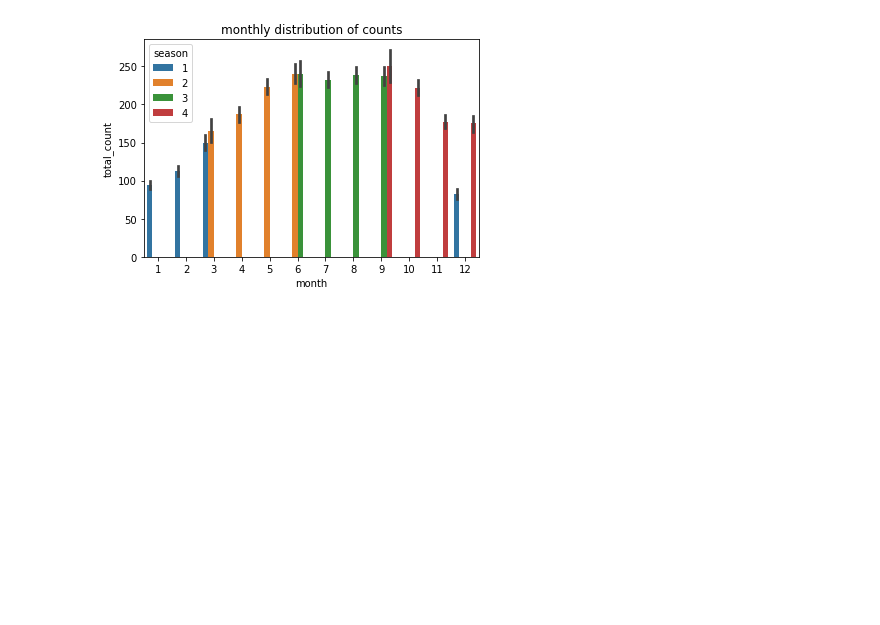
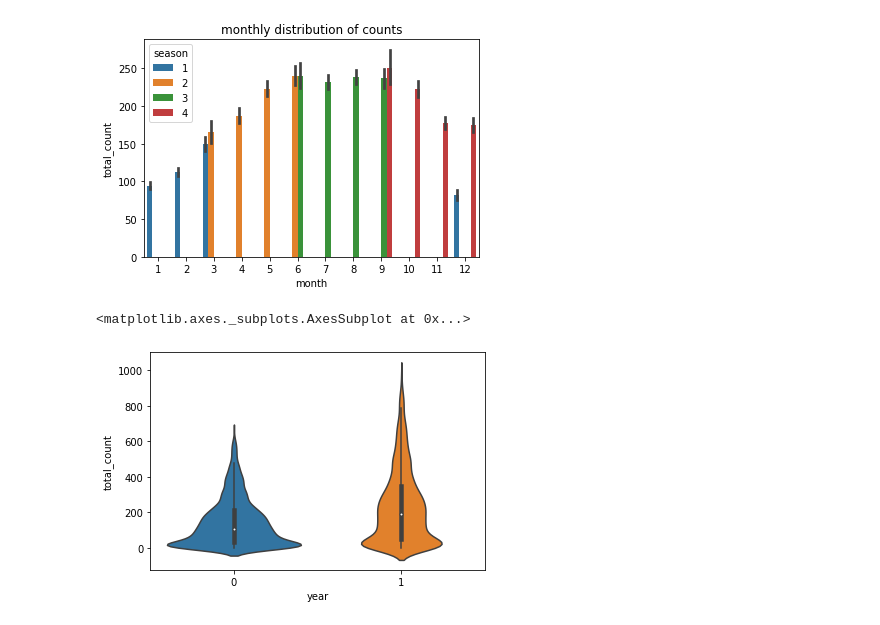
Before and after one commit to Gurudevasura/Analyzing_Bike_sharing_Trends, a Jupyter notebook: Copy_of_Analyzing_Bike_sharing_Trends.ipynb, the cells around one changed output. Drawn from its saved outputs; the diff is of its cells as text; code cells hidden in the pictures; blank space fills up the shorter version.

```diff
--- a/Copy_of_Analyzing_Bike_sharing_Trends.ipynb
+++ b/Copy_of_Analyzing_Bike_sharing_Trends.ipynb
@@ -10,7 +11,7 @@ import seaborn as sn
 # Exploratory data Analysis(EDA)
 # %%
 #Bike Sharing Dataset
-hour_df = pd.read_csv("/content/hour.csv")
+hour_df = pd.read_csv("/hour.csv")
 print(("shape of data::{}".format(hour_df.shape)))
 # %% [output]
 shape of data::(17379, 17)
@@ -55,3 +56,8 @@ ax.set(title="monthly distribution of counts")
 # %% [output]
 [Text(0.5, 1.0, 'monthly distribution of counts')]
 [figure]
+# %%
+sn.violinplot(data=hour_df[['year','total_count']],x='year',y='total_count')
+# %% [output]
+<matplotlib.axes._subplots.AxesSubplot at 0x...>
+[figure, added]
```
Also changed, not shown: parts of 3 cells of this notebook.
